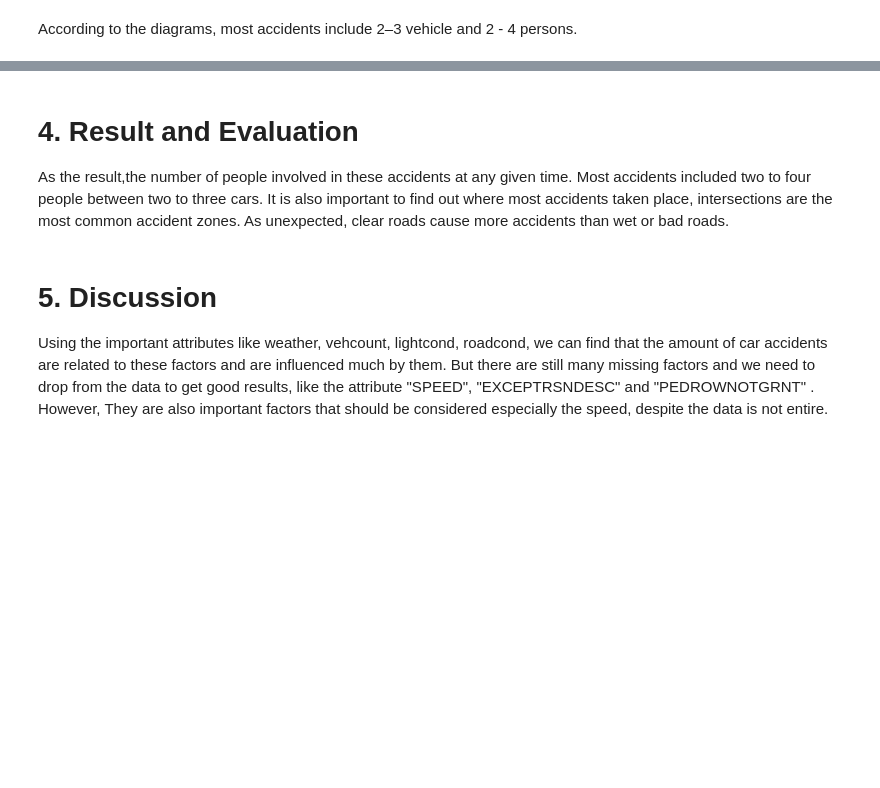
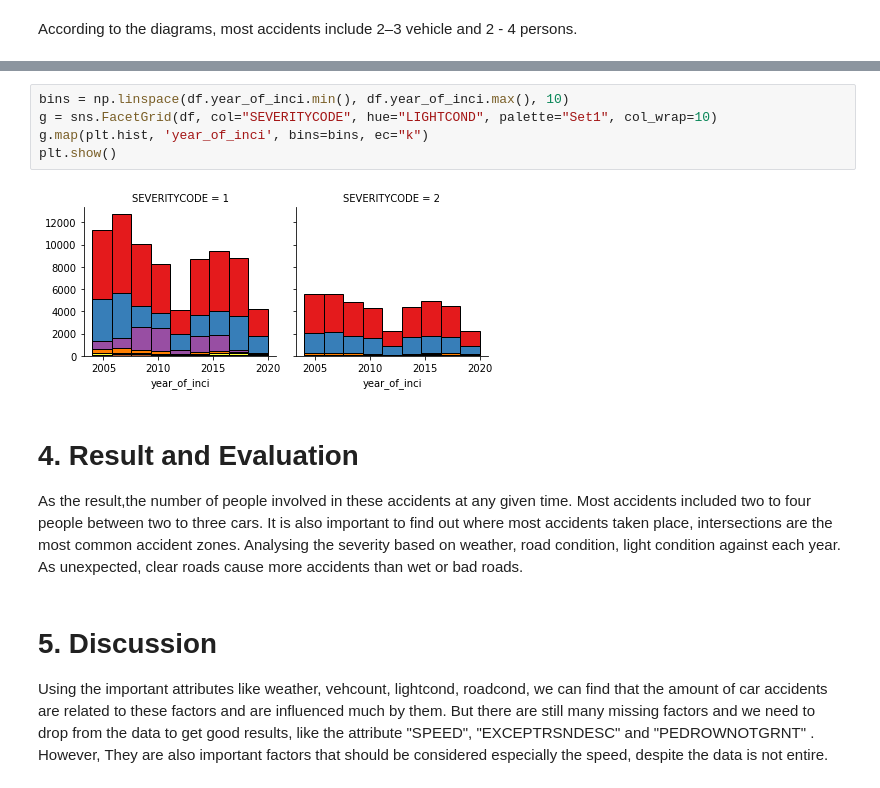
Before and after one commit to gaoxy95/Coursera_Capstone, a Jupyter notebook: Capstone Project - Car accident severity (Week 2).ipynb, the cells around one changed output, grey strips where cells are left out. Cells and saved outputs as stored; diff of their text form; blank space fills up the shorter version.

```diff
--- a/Capstone Project - Car accident severity (Week 2).ipynb
+++ b/Capstone Project - Car accident severity (Week 2).ipynb
@@ -185,6 +268,13 @@ According to the diagrams, most accidents include 2–3 vehicle and 2 - 4 person
+# %%
+bins = np.linspace(df.year_of_inci.min(), df.year_of_inci.max(), 10)
+g = sns.FacetGrid(df, col="SEVERITYCODE", hue="LIGHTCOND", palette="Set1", col_wrap=10)
+g.map(plt.hist, 'year_of_inci', bins=bins, ec="k")
+plt.show()
+# %% [output]
+[figure, added]
 # %% [markdown]
 # 4. Result and Evaluation
-As the result,the number of people involved in these accidents at any given time. Most accidents included two to four people between two to three cars. It is also important to find out where most accidents taken place, intersections are the most common accident zones. As unexpected, clear roads cause more accidents than wet or bad roads.
+As the result,the number of people involved in these accidents at any given time. Most accidents included two to four people between two to three cars. It is also important to find out where most accidents taken place, intersections are the most common accident zones. Analysing the severity based on weather, road condition, light condition against each year. As unexpected, clear roads cause more accidents than wet or bad roads.
 # %% [markdown]
 # 5. Discussion
 Using the important attributes like weather, vehcount, lightcond, roadcond, we can find that the amount of car accidents are related to these factors and are influenced much by them. But there are still many missing factors and we need to drop from the data to get good results, like the attribute "SPEED", "EXCEPTRSNDESC" and "PEDROWNOTGRNT" . However, They are also important factors that should be considered especially the speed, despite the data is not entire.
```
Also changed, not shown: parts of 9 cells of this notebook.
